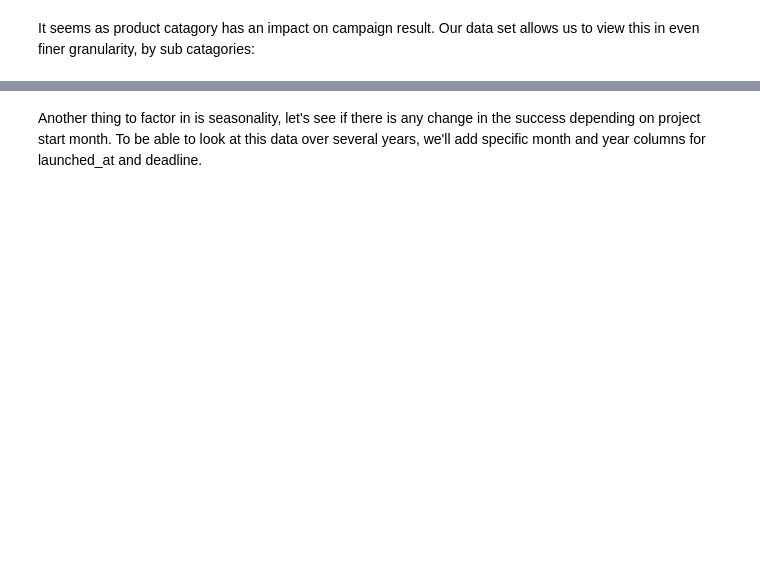
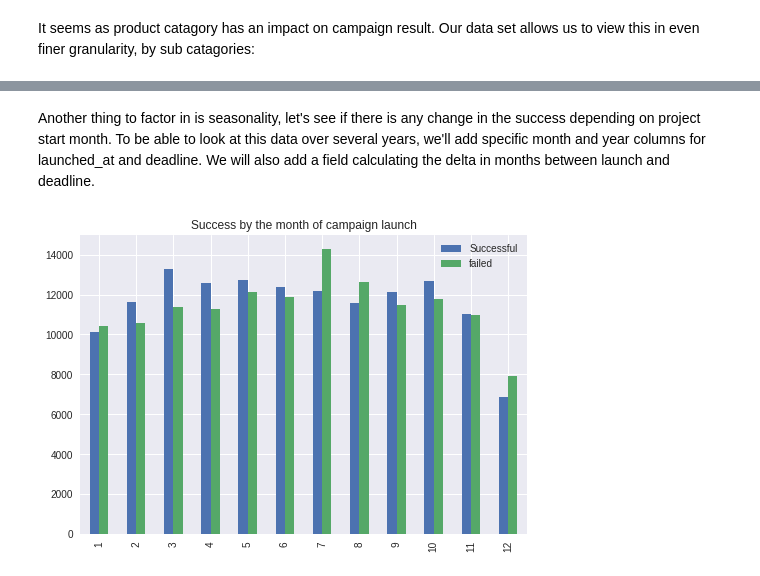
Before and after one commit to EdanZwick/Kickstarter, a Jupyter notebook: kickstarter_proj.ipynb, the cells around one changed output, grey strips where cells are left out. Cells and saved outputs as stored; diff of their text form; code cells hidden in the pictures; blank space fills up the shorter version.

```diff
--- a/kickstarter_proj.ipynb
+++ b/kickstarter_proj.ipynb
@@ -132,8 +197,11 @@ visio.plot_success_by_sub_category(df)
 # %% [markdown]
-Another thing to factor in is seasonality, let's see if there is any change in the success depending on project start month. To be able to look at this data over several years, we'll add specific month and year columns for launched_at and deadline.
+Another thing to factor in is seasonality, let's see if there is any change in the success depending on project start month. To be able to look at this data over several years, we'll add specific month and year columns for launched_at and deadline. We will also add a field calculating the delta in months between launch and deadline.
 # %%
 dc.extract_month_and_year(df, ['launched_at','deadline'])
+dc.add_destination_delta_in_months(df)
 visio.plot_success_by_launched_month(df)
+# %% [output]
+[figure, added]
 # %%
 inner = df.loc[df['goal']<30000]
 sns.distplot(inner['goal']).set(xlim=(0))
```
Also changed, not shown: parts of 30 cells of this notebook, 6 other files.
